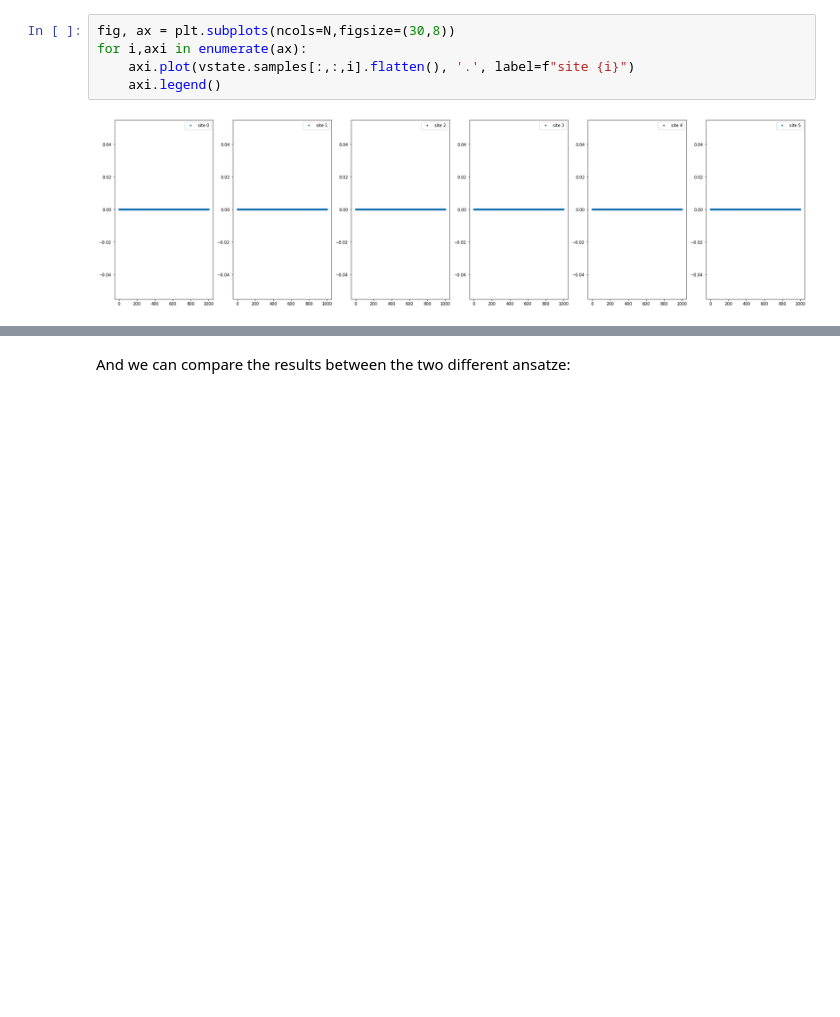
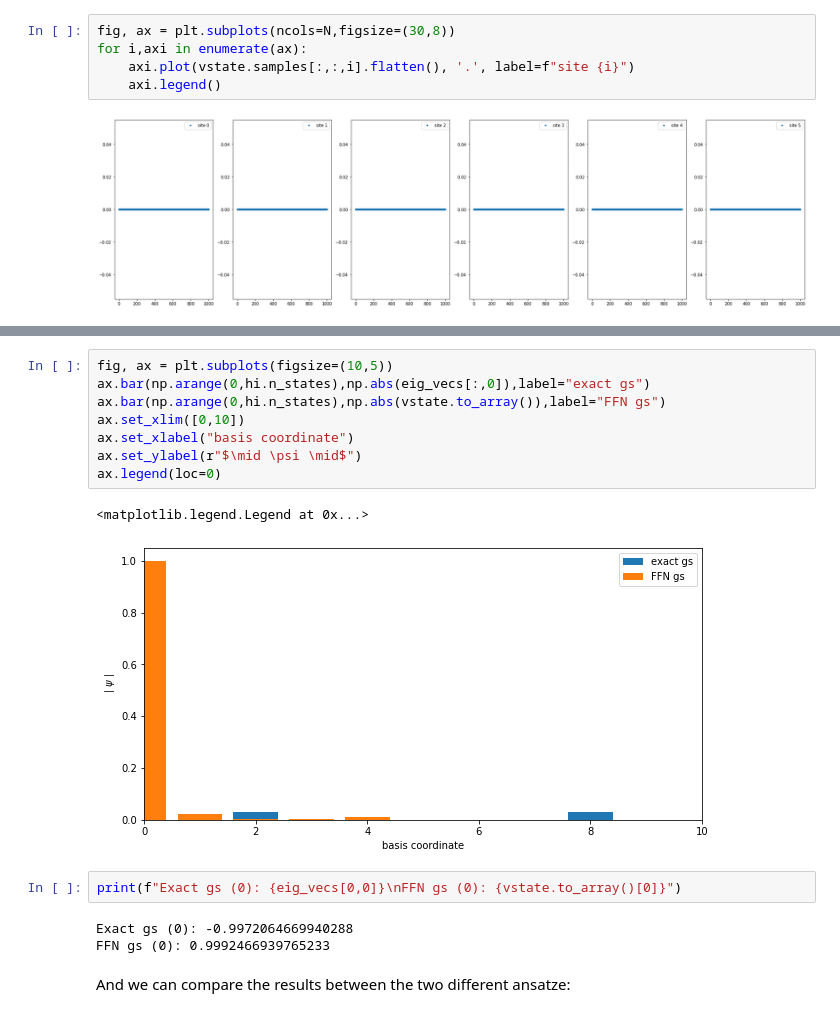
Before and after one commit to erinaldi/bmn2-netket, a Jupyter notebook: notebooks/MatrixModel.ipynb, the cells around one changed output, grey strips where cells are left out. Cells and saved outputs as stored; diff of their text form; blank space fills up the shorter version.

```diff
--- a/notebooks/MatrixModel.ipynb
+++ b/notebooks/MatrixModel.ipynb
@@ -608,3 +626,19 @@ plt.plot(vstate.to_array())
+# %%
+fig, ax = plt.subplots(figsize=(10,5))
+ax.bar(np.arange(0,hi.n_states),np.abs(eig_vecs[:,0]),label="exact gs")
+ax.bar(np.arange(0,hi.n_states),np.abs(vstate.to_array()),label="FFN gs")
+ax.set_xlim([0,10])
+ax.set_xlabel("basis coordinate")
+ax.set_ylabel(r"$\mid \psi \mid$")
+ax.legend(loc=0)
+# %% [output]
+<matplotlib.legend.Legend at 0x...>
+[figure, added]
+# %%
+print(f"Exact gs (0): {eig_vecs[0,0]}\nFFN gs (0): {vstate.to_array()[0]}")
+# %% [output]
+Exact gs (0): -0.9972064669940288
+FFN gs (0): 0.9992466939765233
 # %% [markdown]
 And we can compare the results between the two different ansatze:
 # %%
```
Also changed, not shown: parts of 6 cells of this notebook.
